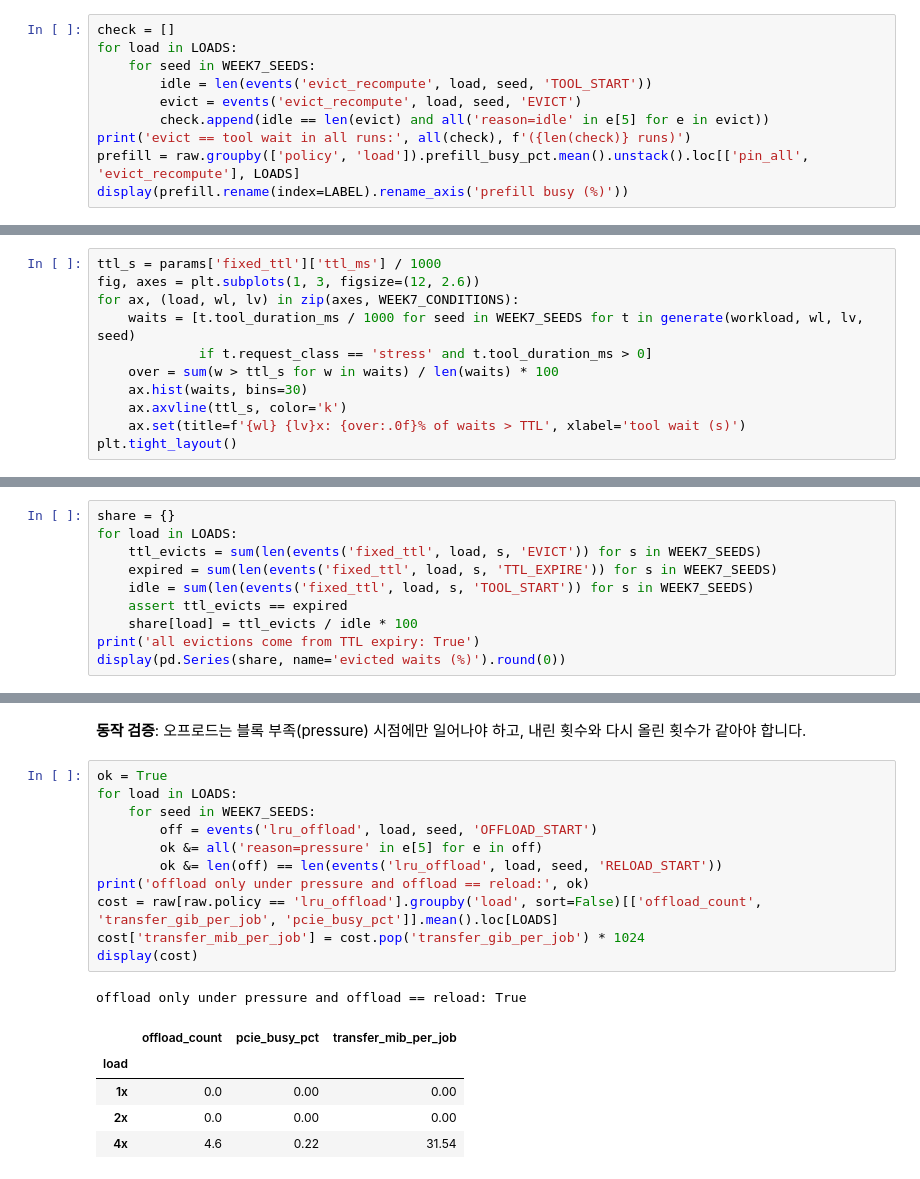
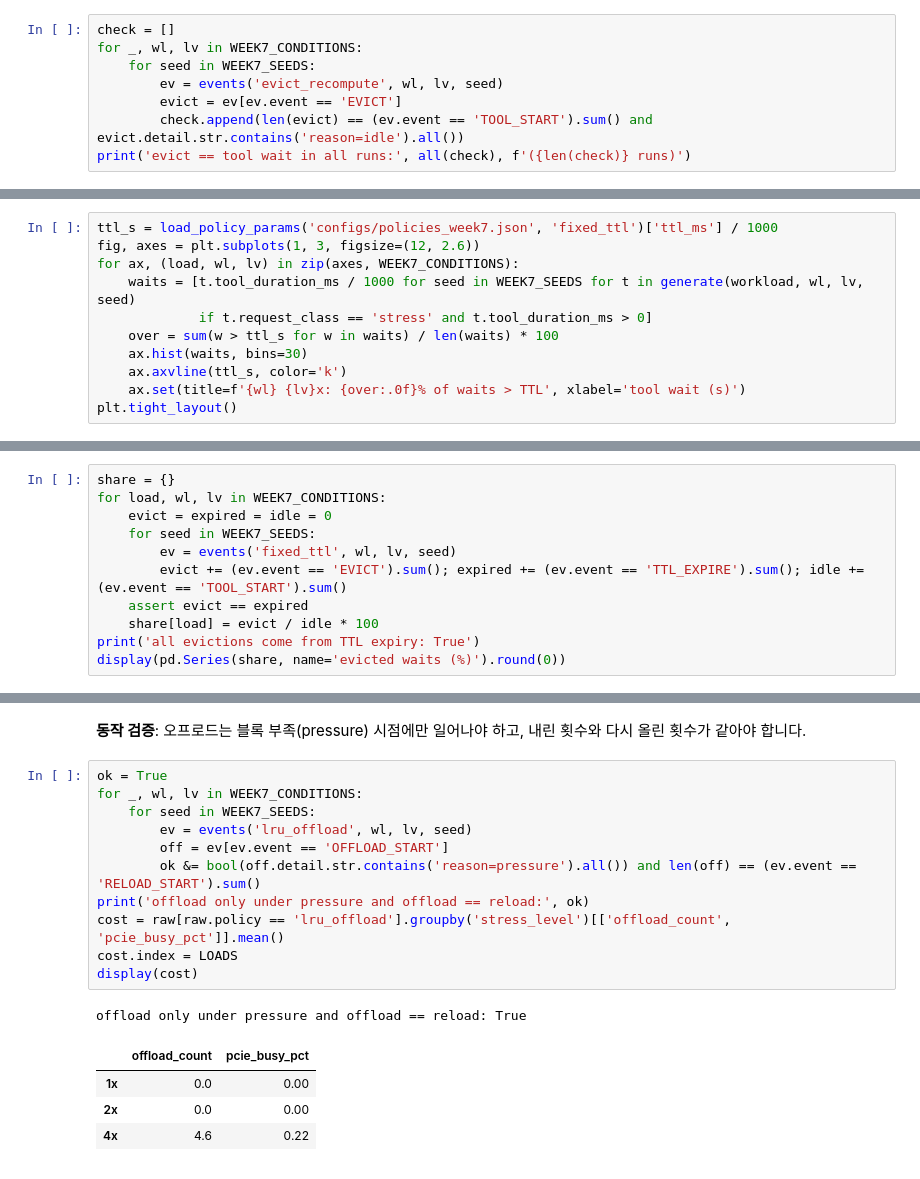
Before and after one commit to yspark9720/kv-bench, a Jupyter notebook: notebooks/week7_policy_steps.ipynb, the cells around one changed output, grey strips where cells are left out. Saved outputs shown, nothing was run; the diff lists cells and outputs as text.

```diff
--- a/notebooks/week7_policy_steps.ipynb
+++ b/notebooks/week7_policy_steps.ipynb
@@ -177,13 +153,11 @@ plt.tight_layout()
 **동작 검증**: 15개 run 모두 삭제 횟수가 도구 대기 횟수와 같고, 삭제 사유가 전부 idle이어야 합니다.
 # %%
 check = []
-for load in LOADS:
+for _, wl, lv in WEEK7_CONDITIONS:
     for seed in WEEK7_SEEDS:
-        idle = len(events('evict_recompute', load, seed, 'TOOL_START'))
-        evict = events('evict_recompute', load, seed, 'EVICT')
-        check.append(idle == len(evict) and all('reason=idle' in e[5] for e in evict))
+        ev = events('evict_recompute', wl, lv, seed)
+        evict = ev[ev.event == 'EVICT']
+        check.append(len(evict) == (ev.event == 'TOOL_START').sum() and evict.detail.str.contains('reason=idle').all())
 print('evict == tool wait in all runs:', all(check), f'({len(check)} runs)')
-prefill = raw.groupby(['policy', 'load']).prefill_busy_pct.mean().unstack().loc[['pin_all', 'evict_recompute'], LOADS]
-display(prefill.rename(index=LABEL).rename_axis('prefill busy (%)'))
 # %% [output]
 evict == tool wait in all runs: True (15 runs)
@@ -214,5 +193,5 @@ display(pd.concat({'Fixed TTL 3s': step2, 'Evict/Recompute (단계 1)': step1, '
 # %%
-ttl_s = params['fixed_ttl']['ttl_ms'] / 1000
+ttl_s = load_policy_params('configs/policies_week7.json', 'fixed_ttl')['ttl_ms'] / 1000
 fig, axes = plt.subplots(1, 3, figsize=(12, 2.6))
 for ax, (load, wl, lv) in zip(axes, WEEK7_CONDITIONS):
     waits = [t.tool_duration_ms / 1000 for seed in WEEK7_SEEDS for t in generate(workload, wl, lv, seed)
@@ -229,11 +208,12 @@ plt.tight_layout()
 # %%
 share = {}
-for load in LOADS:
-    ttl_evicts = sum(len(events('fixed_ttl', load, s, 'EVICT')) for s in WEEK7_SEEDS)
-    expired = sum(len(events('fixed_ttl', load, s, 'TTL_EXPIRE')) for s in WEEK7_SEEDS)
-    idle = sum(len(events('fixed_ttl', load, s, 'TOOL_START')) for s in WEEK7_SEEDS)
-    assert ttl_evicts == expired
-    share[load] = ttl_evicts / idle * 100
+for load, wl, lv in WEEK7_CONDITIONS:
+    evict = expired = idle = 0
+    for seed in WEEK7_SEEDS:
+        ev = events('fixed_ttl', wl, lv, seed)
+        evict += (ev.event == 'EVICT').sum(); expired += (ev.event == 'TTL_EXPIRE').sum(); idle += (ev.event == 'TOOL_START').sum()
+    assert evict == expired
+    share[load] = evict / idle * 100
 print('all evictions come from TTL expiry: True')
 display(pd.Series(share, name='evicted waits (%)').round(0))
 # %% [output]
@@ -278,19 +267,18 @@ plt.tight_layout()
 **동작 검증**: 오프로드는 블록 부족(pressure) 시점에만 일어나야 하고, 내린 횟수와 다시 올린 횟수가 같아야 합니다.
 # %%
 ok = True
-for load in LOADS:
+for _, wl, lv in WEEK7_CONDITIONS:
     for seed in WEEK7_SEEDS:
-        off = events('lru_offload', load, seed, 'OFFLOAD_START')
-        ok &= all('reason=pressure' in e[5] for e in off)
-        ok &= len(off) == len(events('lru_offload', load, seed, 'RELOAD_START'))
+        ev = events('lru_offload', wl, lv, seed)
+        off = ev[ev.event == 'OFFLOAD_START']
+        ok &= bool(off.detail.str.contains('reason=pressure').all()) and len(off) == (ev.event == 'RELOAD_START').sum()
 print('offload only under pressure and offload == reload:', ok)
-cost = raw[raw.policy == 'lru_offload'].groupby('load', sort=False)[['offload_count', 'transfer_gib_per_job', 'pcie_busy_pct']].mean().loc[LOADS]
-cost['transfer_mib_per_job'] = cost.pop('transfer_gib_per_job') * 1024
+cost = raw[raw.policy == 'lru_offload'].groupby('stress_level')[['offload_count', 'pcie_busy_pct']].mean()
+cost.index = LOADS
 display(cost)
 # %% [output]
 offload only under pressure and offload == reload: True
-|  | offload_count | pcie_busy_pct | transfer_mib_per_job |
-| load |  |  |  |
-| 1x | 0.0 | 0.00 | 0.00 |
-| 2x | 0.0 | 0.00 | 0.00 |
-| 4x | 4.6 | 0.22 | 31.54 |
+|  | offload_count | pcie_busy_pct |
+| 1x | 0.0 | 0.00 |
+| 2x | 0.0 | 0.00 |
+| 4x | 4.6 | 0.22 |
```
Also changed, not shown: parts of 37 cells of this notebook, 7 other files.
